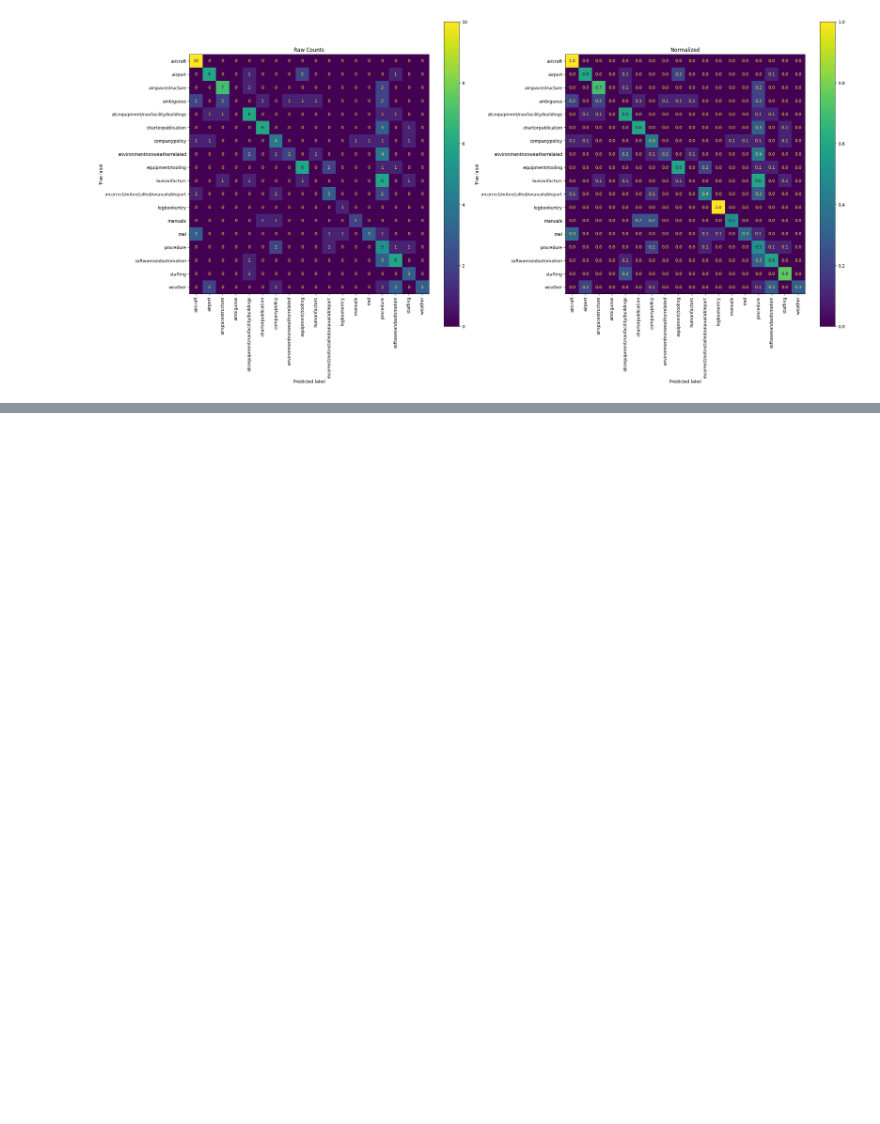
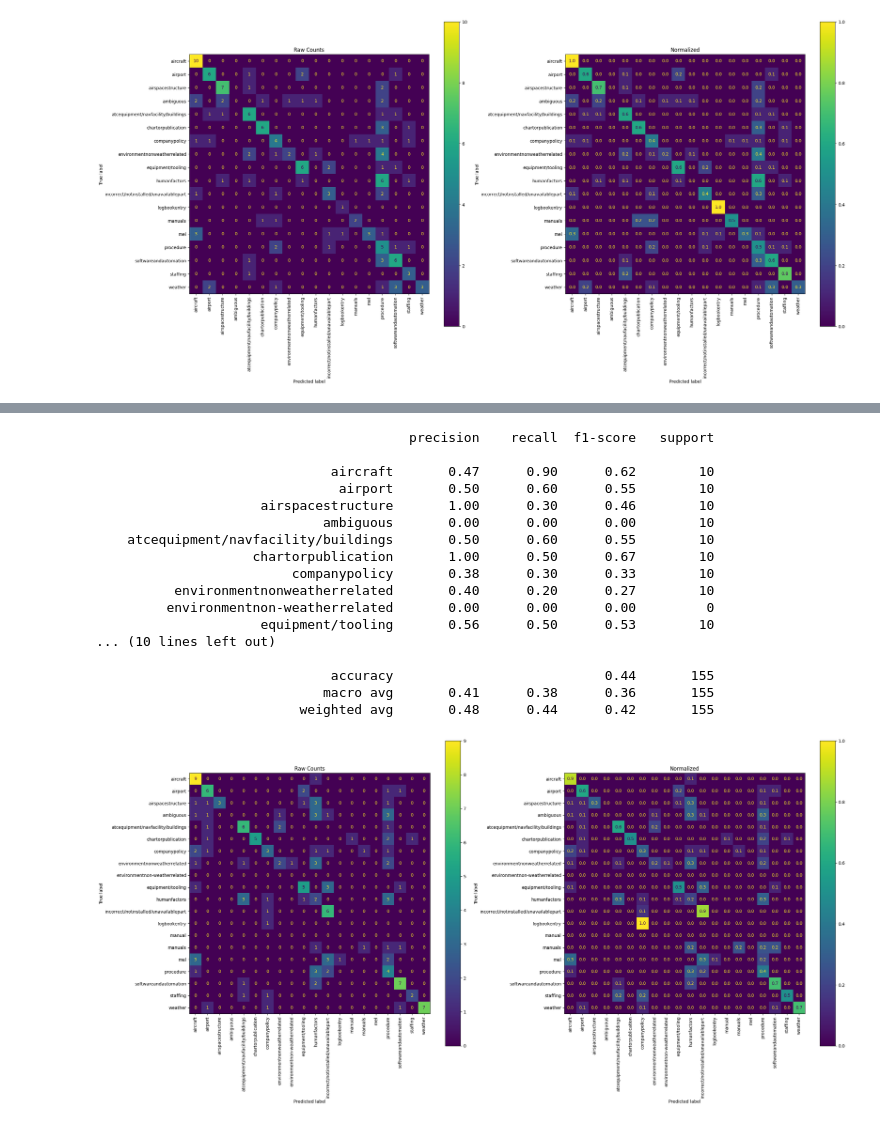
Before and after one commit to sookiemonster/asrs-problem-factor-analysis, a Jupyter notebook: analysis/context_engineering.ipynb, the cells around one changed output, grey strips where cells are left out. Cells and saved outputs as stored; diff of their text form; code cells hidden in the pictures; blank space fills up the shorter version.

```diff
--- a/analysis/context_engineering.ipynb
+++ b/analysis/context_engineering.ipynb
@@ -588,0 +640,49 @@ plt.show()
+# %%
+# GPT OSS 20b w/ Context Engineering
+from sklearn.metrics import classification_report, ConfusionMatrixDisplay
+
+# Metrics
+print(classification_report(df['y_true'], df['pred']))
+
+# Confusion Matrix
+fig, (ax1, ax2) = plt.subplots(1, 2, figsize=(25, 12))
+
+ConfusionMatrixDisplay.from_predictions(
+    df['y_true'],
+    df['pred'],
+    xticks_rotation='vertical',
+    ax=ax1
+)
+ax1.set_title("Raw Counts")
+
+ConfusionMatrixDisplay.from_predictions(
+    df['y_true'],
+    df['pred'],
+    xticks_rotation='vertical',
+    normalize='true',
+    values_format='.1f',
+    ax=ax2
+)
+ax2.set_title("Normalized")
+
+plt.tight_layout()
+plt.show()
+# %% [output]
+                                        precision    recall  f1-score   support
+
+                              aircraft       0.47      0.90      0.62        10
+                               airport       0.50      0.60      0.55        10
+                     airspacestructure       1.00      0.30      0.46        10
+                             ambiguous       0.00      0.00      0.00        10
+    atcequipment/navfacility/buildings       0.50      0.60      0.55        10
+                    chartorpublication       1.00      0.50      0.67        10
+                         companypolicy       0.38      0.30      0.33        10
+          environmentnonweatherrelated       0.40      0.20      0.27        10
+         environmentnon‑weatherrelated       0.00      0.00      0.00         0
+                     equipment/tooling       0.56      0.50      0.53        10
+... (10 lines left out)
+
+                              accuracy                           0.44       155
+                             macro avg       0.41      0.38      0.36       155
+                          weighted avg       0.48      0.44      0.42       155
+[figure, added]
```
Also changed, not shown: parts of 5 cells of this notebook.
